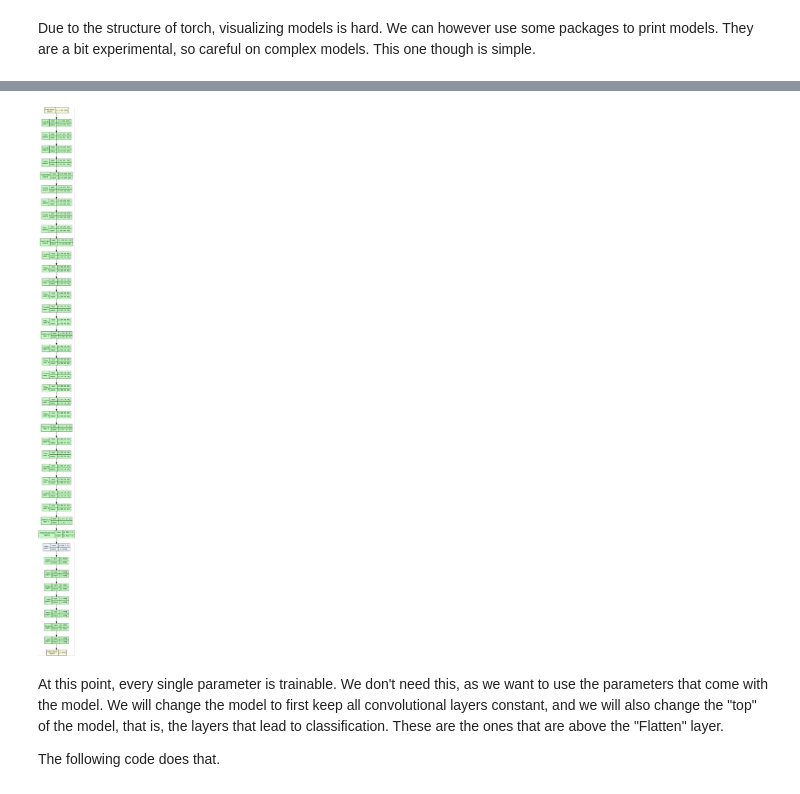
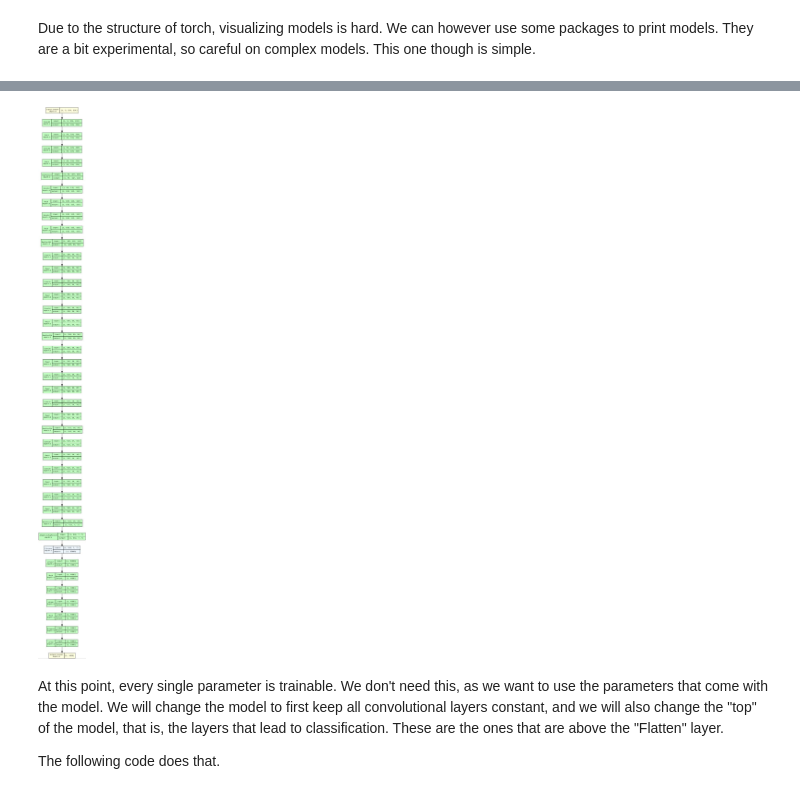
Before and after one commit to CBravoR/AdvancedAnalyticsLabs, a Jupyter notebook: notebooks/python/Lab_2D_Convolutions.ipynb, the cells around one changed output, grey strips where cells are left out. Saved outputs shown, nothing was run; the diff lists cells and outputs as text; code cells hidden in the pictures.

```diff
--- a/notebooks/python/Lab_2D_Convolutions.ipynb
+++ b/notebooks/python/Lab_2D_Convolutions.ipynb
@@ -76,11 +114,9 @@ This will download the model and save it to our unoriginally named variable mode
 We then move the model to the GPU.
 # %%
 # Load the model from pytorch using default weights.
-model = torchvision.models.vgg16(weights=None)
-checkpoint = torch.load('vgg16-397923af.pth')
-model.load_state_dict(checkpoint)
+model = torchvision.models.vgg16(weights='DEFAULT')
 print(f"This model is trained for {model.classifier[6].out_features} classes")
 
 # Move to the GPU
-model.to(device)
+model = model.to(device)
 # %% [output]
@@ -131,13 +156,10 @@ Due to the structure of torch, visualizing models is hard. We can however use so
 # %%
 from torchview import draw_graph
-import graphviz
-%matplotlib inline
-graphviz.set_jupyter_format('jpg')
 
-model_graph = draw_graph(model, input_size=(1,3,224,224), device='meta')
+model_graph = draw_graph(model, input_size=(1,3,224,224), device=device)
 model_graph.visual_graph
 # %% [output]
-[figure, old version]
+[figure, new version]
 # %% [markdown]
 At this point, every single parameter is trainable. We don't need this, as we want to use the parameters that come with the model. We will change the model to first keep all convolutional layers constant, and we will also change the "top" of the model, that is, the layers that lead to classification. These are the ones that are above the "Flatten" layer.
 
```
Also changed, not shown: parts of 61 cells of this notebook, 2 other files.
